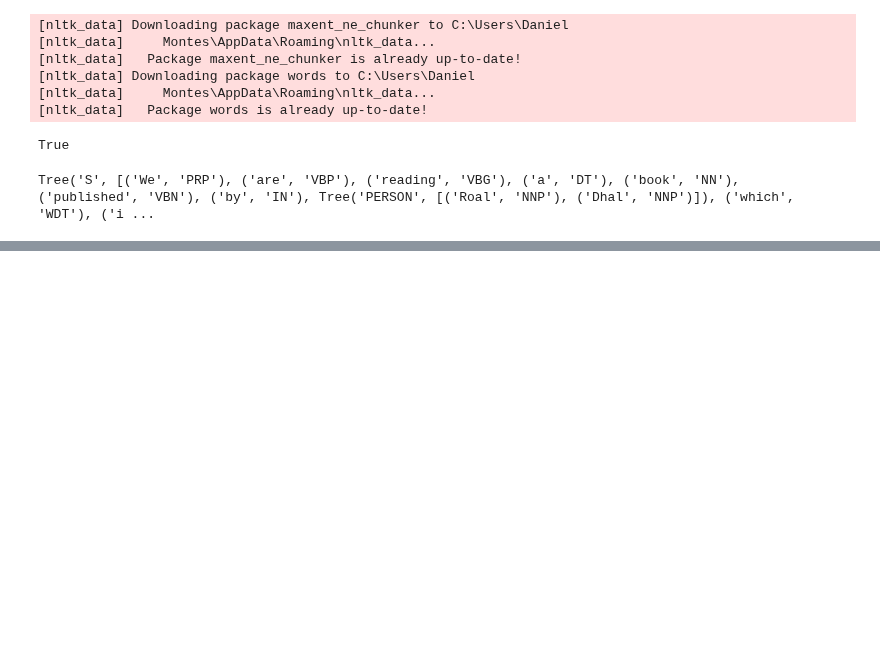
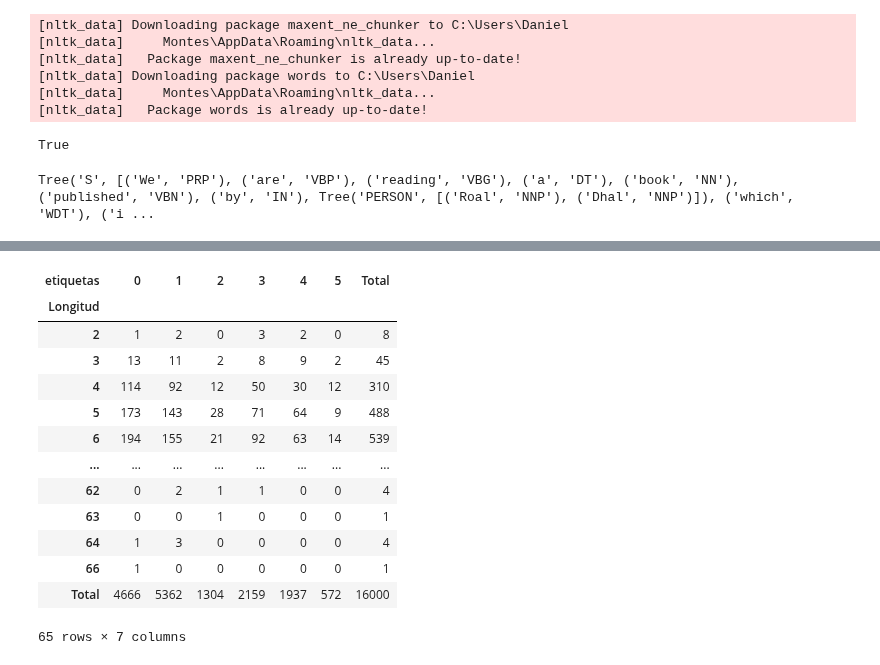
Before and after one commit to felixballestergoytia/Bootcamp_Sep2022, a Jupyter notebook: NLP/nlp.ipynb, the cells around one changed output, grey strips where cells are left out. Drawn from its saved outputs; the diff is of its cells as text; code cells hidden in the pictures; blank space fills up the shorter version.

```diff
--- a/NLP/nlp.ipynb
+++ b/NLP/nlp.ipynb
@@ -185,0 +260,17 @@ Tree('S', [('We', 'PRP'), ('are', 'VBP'), ('reading', 'VBG'), ('a', 'DT'), ('boo
+# %%
+pd.crosstab(df["Longitud"],df["etiquetas"],margins=True,margins_name="Total")
+# %% [output]
+| etiquetas | 0 | 1 | 2 | 3 | 4 | 5 | Total |
+| Longitud |  |  |  |  |  |  |  |
+| 2 | 1 | 2 | 0 | 3 | 2 | 0 | 8 |
+| 3 | 13 | 11 | 2 | 8 | 9 | 2 | 45 |
+| 4 | 114 | 92 | 12 | 50 | 30 | 12 | 310 |
+| 5 | 173 | 143 | 28 | 71 | 64 | 9 | 488 |
+| 6 | 194 | 155 | 21 | 92 | 63 | 14 | 539 |
+| ... | ... | ... | ... | ... | ... | ... | ... |
+| 62 | 0 | 2 | 1 | 1 | 0 | 0 | 4 |
+| 63 | 0 | 0 | 1 | 0 | 0 | 0 | 1 |
+| 64 | 1 | 3 | 0 | 0 | 0 | 0 | 4 |
+| 66 | 1 | 0 | 0 | 0 | 0 | 0 | 1 |
+| Total | 4666 | 5362 | 1304 | 2159 | 1937 | 572 | 16000 |
+65 rows × 7 columns
```
Also changed, not shown: parts of 23 cells of this notebook.
